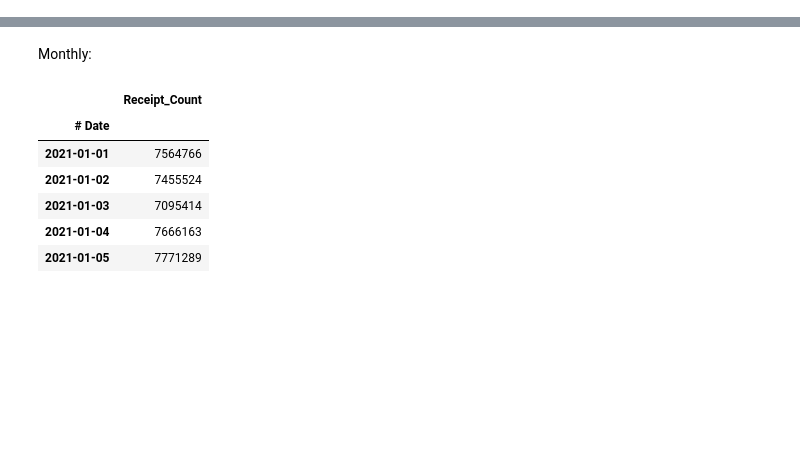
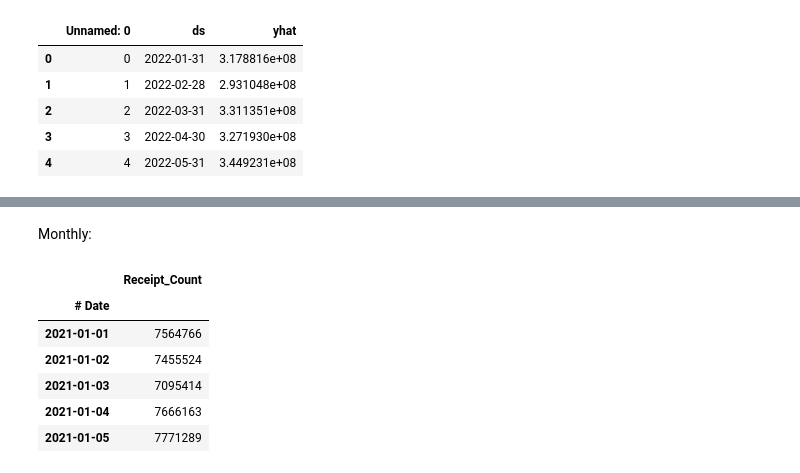
Before and after one commit to ekanshtrivedi/Fetch-MLE, a Jupyter notebook: main/fetch-modeling.ipynb, the cells around one changed output, grey strips where cells are left out. Cells and saved outputs as stored; diff of their text form; code cells hidden in the pictures; blank space fills up the shorter version.

```diff
--- a/main/fetch-modeling.ipynb
+++ b/main/fetch-modeling.ipynb
@@ -11,3 +11,13 @@ from keras.models import Sequential
 from keras.layers import LSTM, Dense
 from sklearn.preprocessing import MinMaxScaler
 from sklearn.metrics import mean_squared_error
+# %%
+df12 = pd.read_csv('/Users/ekanshtrivedi/Fetch-MLE/results/Prophet_predictions.csv')
+df12.head()
+# %% [output]
+|  | Unnamed: 0 | ds | yhat |
+| 0 | 0 | 2022-01-31 | 3.178816e+08 |
+| 1 | 1 | 2022-02-28 | 2.931048e+08 |
+| 2 | 2 | 2022-03-31 | 3.311351e+08 |
+| 3 | 3 | 2022-04-30 | 3.271930e+08 |
+| 4 | 4 | 2022-05-31 | 3.449231e+08 |
```
Also changed, not shown: parts of 1 cell of this notebook, 8 other files.
